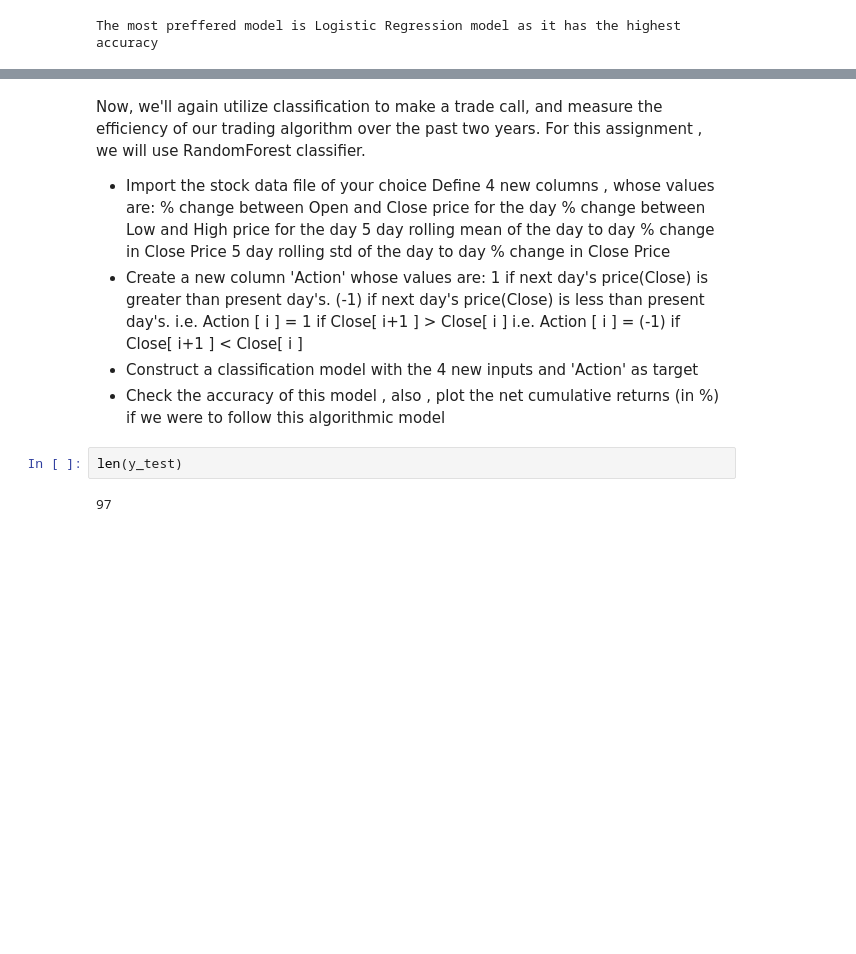
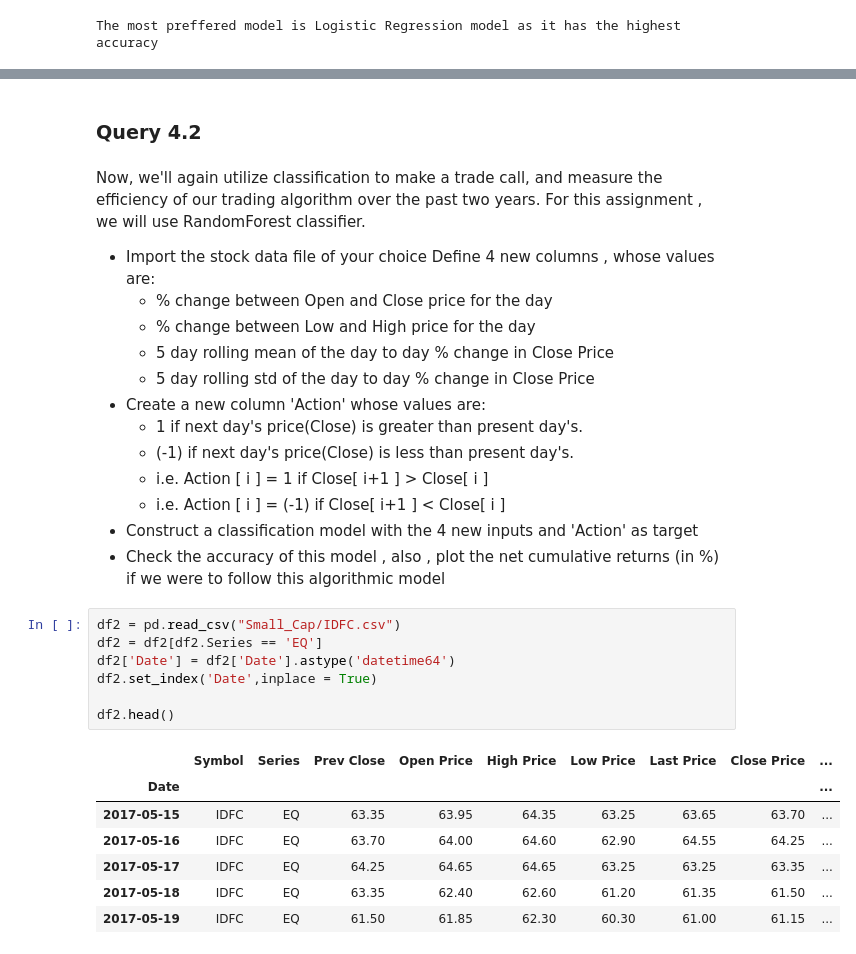
Before and after one commit to Daywalker21/AICTE-Aspiration.ai_ML-DS, a Jupyter notebook: Module 4 - Algo Trading using Classification.ipynb, the cells around one changed output, grey strips where cells are left out. Cells and saved outputs as stored; diff of their text form; blank space fills up the shorter version.

```diff
--- a/Module 4 - Algo Trading using Classification.ipynb
+++ b/Module 4 - Algo Trading using Classification.ipynb
@@ -213,19 +214,32 @@ print(y_df1_pred)
+# %% [markdown]
+### Query 4.2
 # %% [markdown]
 Now, we'll again utilize classification to make a trade call, and measure the efficiency of our trading algorithm over the past two years. For this assignment , we will use RandomForest classifier.
 * Import the stock data file of your choice
   Define 4 new columns , whose values are:
-  % change between Open and Close price for the day
-  % change between Low and High price for the day
-  5 day rolling mean of the day to day % change in Close Price
-  5 day rolling std of the day to day % change in Close Price
+  * % change between Open and Close price for the day
+  * % change between Low and High price for the day
+  * 5 day rolling mean of the day to day % change in Close Price
+  * 5 day rolling std of the day to day % change in Close Price
 * Create a new column 'Action' whose values are:
-  1 if next day's price(Close) is greater than present day's.
-  (-1) if next day's price(Close) is less than present day's.
-  i.e. Action [ i ] = 1 if Close[ i+1 ] > Close[ i ]
-  i.e. Action [ i ] = (-1) if Close[ i+1 ] < Close[ i ]
+  * 1 if next day's price(Close) is greater than present day's.
+  * (-1) if next day's price(Close) is less than present day's.
+  * i.e. Action [ i ] = 1 if Close[ i+1 ] > Close[ i ]
+  * i.e. Action [ i ] = (-1) if Close[ i+1 ] < Close[ i ]
 * Construct a classification model with the 4 new inputs and 'Action' as target
 * Check the accuracy of this model , also , plot the net cumulative returns (in %) if we were to follow this algorithmic model
-# %%
-len(y_test)
-# %% [output]
-97
+# %%
+df2 = pd.read_csv("Small_Cap/IDFC.csv")
+df2 = df2[df2.Series == 'EQ']
+df2['Date'] = df2['Date'].astype('datetime64')
+df2.set_index('Date',inplace = True)
+
+df2.head()
+# %% [output]
+|  | Symbol | Series | Prev Close | Open Price | High Price | Low Price | Last Price | Close Price | ... |
+| Date |  |  |  |  |  |  |  |  | ... |
+| 2017-05-15 | IDFC | EQ | 63.35 | 63.95 | 64.35 | 63.25 | 63.65 | 63.70 | ... |
+| 2017-05-16 | IDFC | EQ | 63.70 | 64.00 | 64.60 | 62.90 | 64.55 | 64.25 | ... |
+| 2017-05-17 | IDFC | EQ | 64.25 | 64.65 | 64.65 | 63.25 | 63.25 | 63.35 | ... |
+| 2017-05-18 | IDFC | EQ | 63.35 | 62.40 | 62.60 | 61.20 | 61.35 | 61.50 | ... |
+| 2017-05-19 | IDFC | EQ | 61.50 | 61.85 | 62.30 | 60.30 | 61.00 | 61.15 | ... |
```
Also changed, not shown: parts of 9 cells of this notebook.
